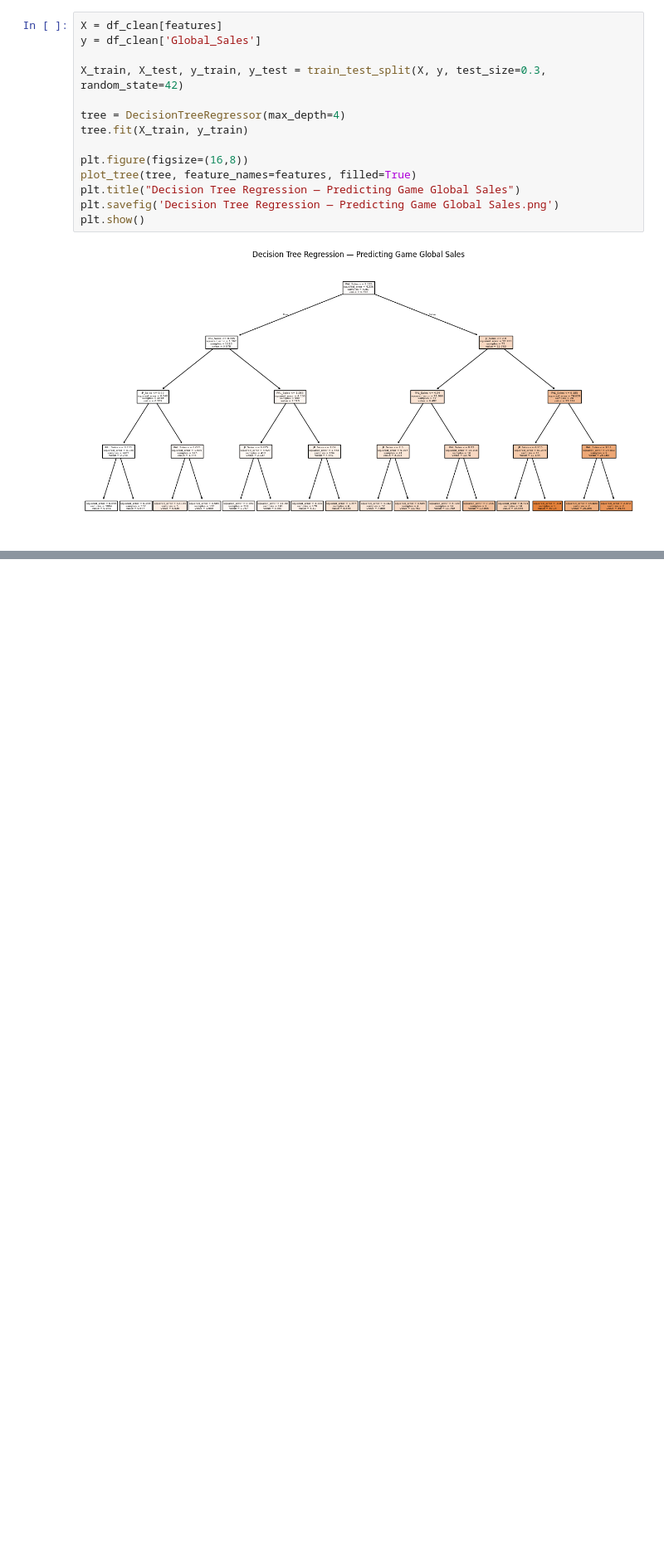
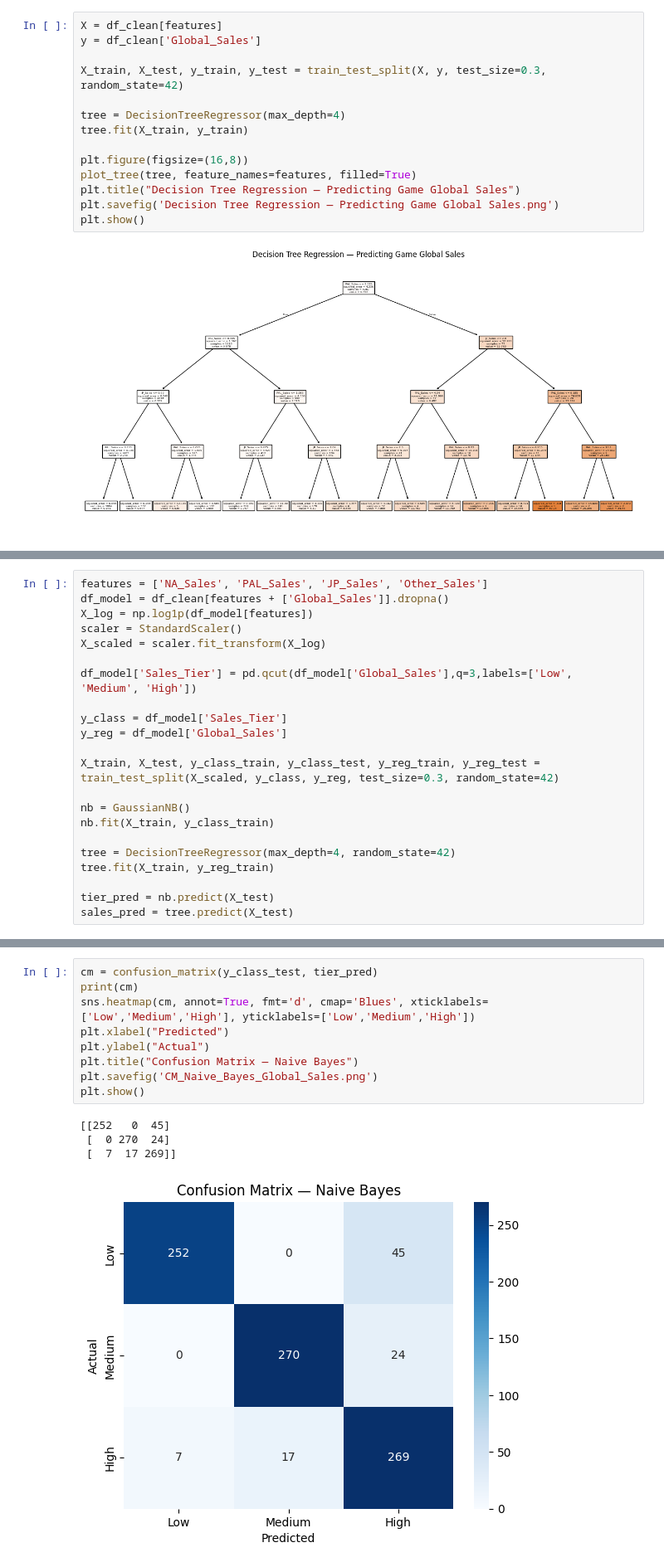
Before and after one commit to MaxShuford/CS456-Final, a Jupyter notebook: MaxShuford_Final_RD.ipynb, the cells around one changed output, grey strips where cells are left out. Shown at 83% size. Saved outputs shown, nothing was run; the diff lists cells and outputs as text; blank space fills up the shorter version.

```diff
--- a/MaxShuford_Final_RD.ipynb
+++ b/MaxShuford_Final_RD.ipynb
@@ -246,0 +250,22 @@ plt.show()
+# %%
+features = ['NA_Sales', 'PAL_Sales', 'JP_Sales', 'Other_Sales']
+df_model = df_clean[features + ['Global_Sales']].dropna()
+X_log = np.log1p(df_model[features])
+scaler = StandardScaler()
+X_scaled = scaler.fit_transform(X_log)
+
+df_model['Sales_Tier'] = pd.qcut(df_model['Global_Sales'],q=3,labels=['Low', 'Medium', 'High'])
+
+y_class = df_model['Sales_Tier']
+y_reg = df_model['Global_Sales']
+
+X_train, X_test, y_class_train, y_class_test, y_reg_train, y_reg_test = train_test_split(X_scaled, y_class, y_reg, test_size=0.3, random_state=42)
+
+nb = GaussianNB()
+nb.fit(X_train, y_class_train)
+
+tree = DecisionTreeRegressor(max_depth=4, random_state=42)
+tree.fit(X_train, y_reg_train)
+
+tier_pred = nb.predict(X_test)
+sales_pred = tree.predict(X_test)
@@ -246,0 +290,14 @@ plt.show()
+# %%
+cm = confusion_matrix(y_class_test, tier_pred)
+print(cm)
+sns.heatmap(cm, annot=True, fmt='d', cmap='Blues', xticklabels=['Low','Medium','High'], yticklabels=['Low','Medium','High'])
+plt.xlabel("Predicted")
+plt.ylabel("Actual")
+plt.title("Confusion Matrix — Naive Bayes")
+plt.savefig('CM_Naive_Bayes_Global_Sales.png')
+plt.show()
+# %% [output]
+[[252   0  45]
+ [  0 270  24]
+ [  7  17 269]]
+[figure, added]
```
Also changed, not shown: parts of 38 cells of this notebook.
